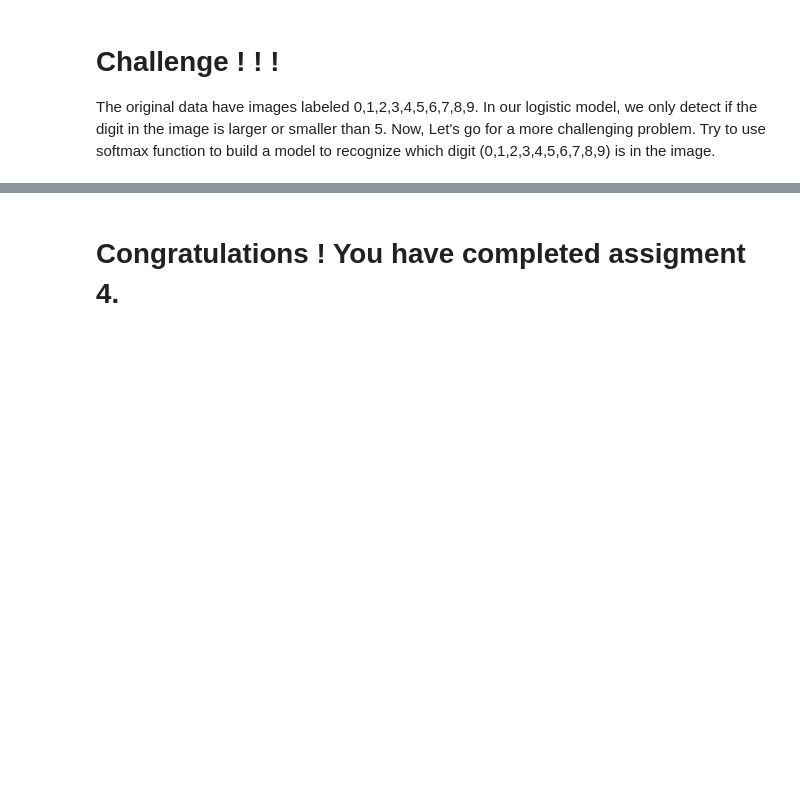
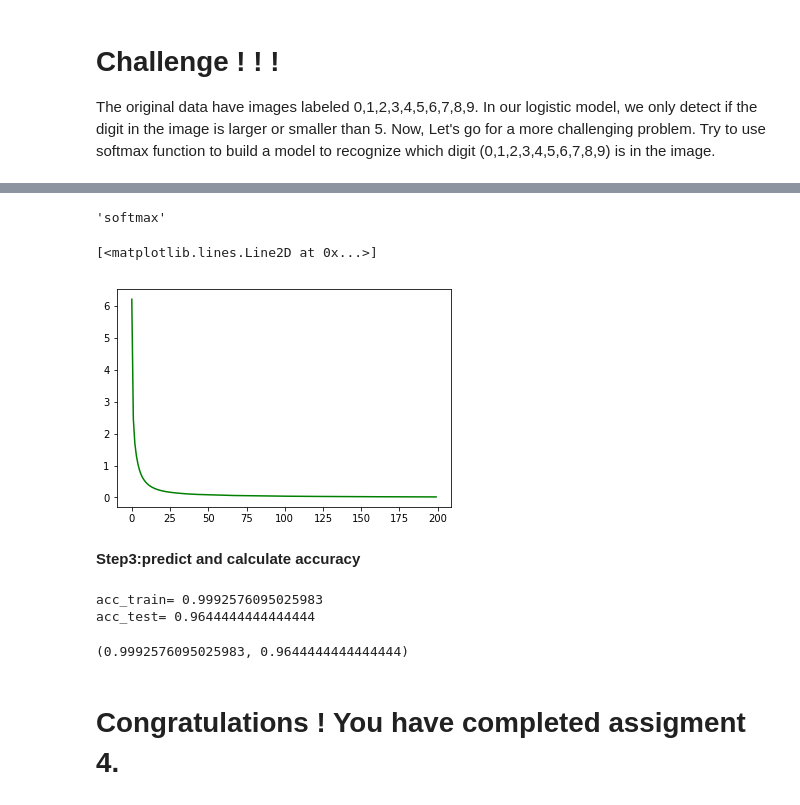
Before and after one commit to cloudwy/NLP, a Jupyter notebook: 04/Assignment-04.ipynb, the cells around one changed output, grey strips where cells are left out. Cells and saved outputs as stored; diff of their text form; code cells hidden in the pictures; blank space fills up the shorter version.

Commit message:
solve problems-Assignment04

```diff
--- a/04/Assignment-04.ipynb
+++ b/04/Assignment-04.ipynb
@@ -478,0 +511,3 @@ The original data have images labeled 0,1,2,3,4,5,6,7,8,9. In our logistic model
+# %%
+digits = datasets.load_digits()
+X_train, X_test, y_train, y_test = train_test_split(digits.data, digits.target, test_size=0.25)
@@ -478,0 +529,2 @@ The original data have images labeled 0,1,2,3,4,5,6,7,8,9. In our logistic model
+# %%
+mlp = MLPClassifier(hidden_layer_sizes=(50,50),activation='relu',alpha=1e-4,solver='sgd',random_state=1,verbose=True)
@@ -478,0 +533,2 @@ The original data have images labeled 0,1,2,3,4,5,6,7,8,9. In our logistic model
+# %%
+mlp.fit(X_train,y_train)
@@ -478,0 +560,12 @@ The original data have images labeled 0,1,2,3,4,5,6,7,8,9. In our logistic model
+# %%
+mlp.out_activation_ #输出函数
+# %% [output]
+'softmax'
+# %%
+losses = mlp.loss_curve_
+plt.plot(range(len(losses)),losses,color='g')
+# %% [output]
+[<matplotlib.lines.Line2D at 0x...>]
+[figure, added]
+# %% [markdown]
+**Step3:predict and calculate accuracy**
@@ -479,2 +581,8 @@ The original data have images labeled 0,1,2,3,4,5,6,7,8,9. In our logistic model
+# %%
+predict(mlp,X_train,y_train,X_test,y_test)
+# %% [output]
+acc_train= 0.9992576095025983
+acc_test= 0.9644444444444444
+(0.9992576095025983, 0.9644444444444444)
 # %% [markdown]
 # Congratulations ! You have completed assigment 4.
```
Also changed, not shown: parts of 23 cells of this notebook, 1 other file.
